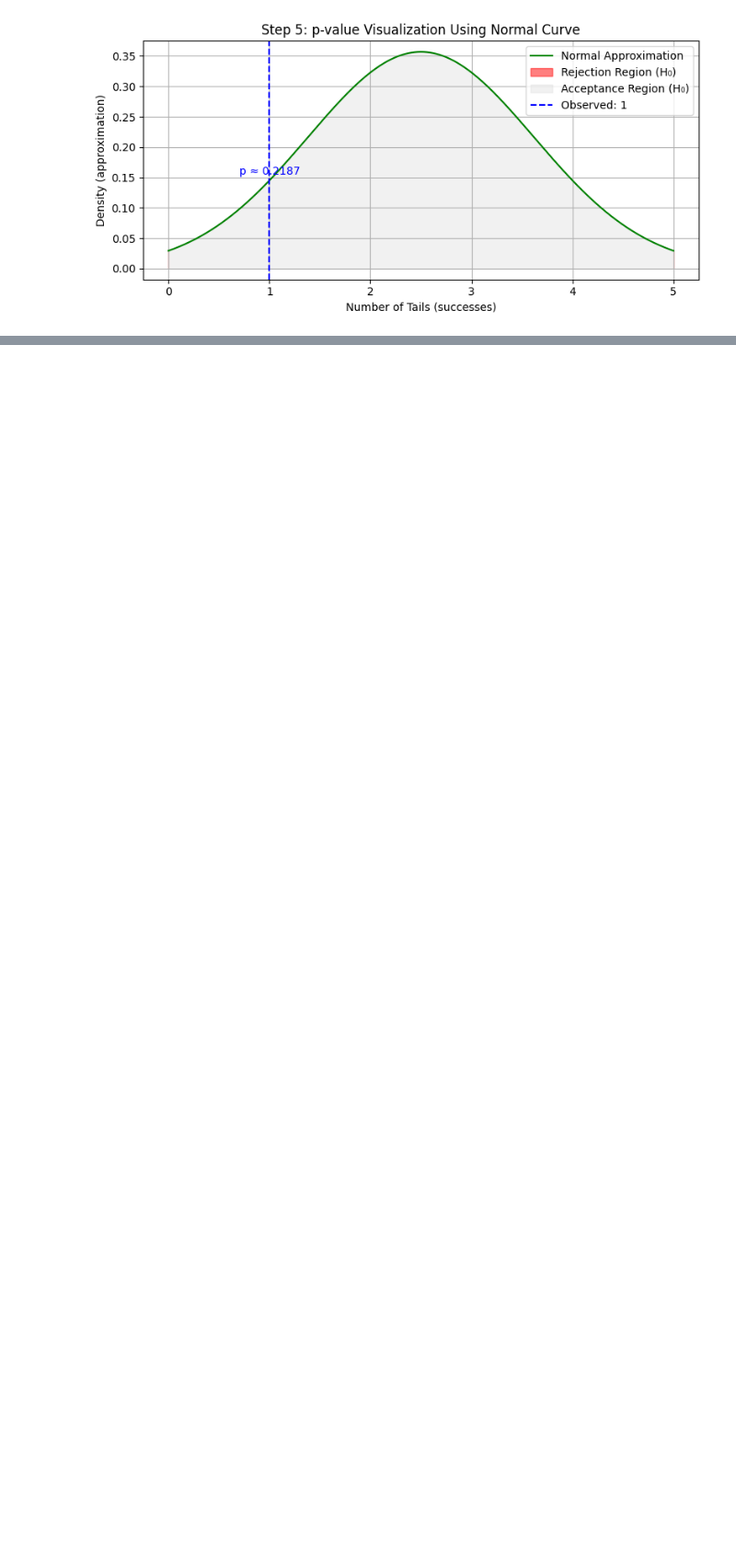
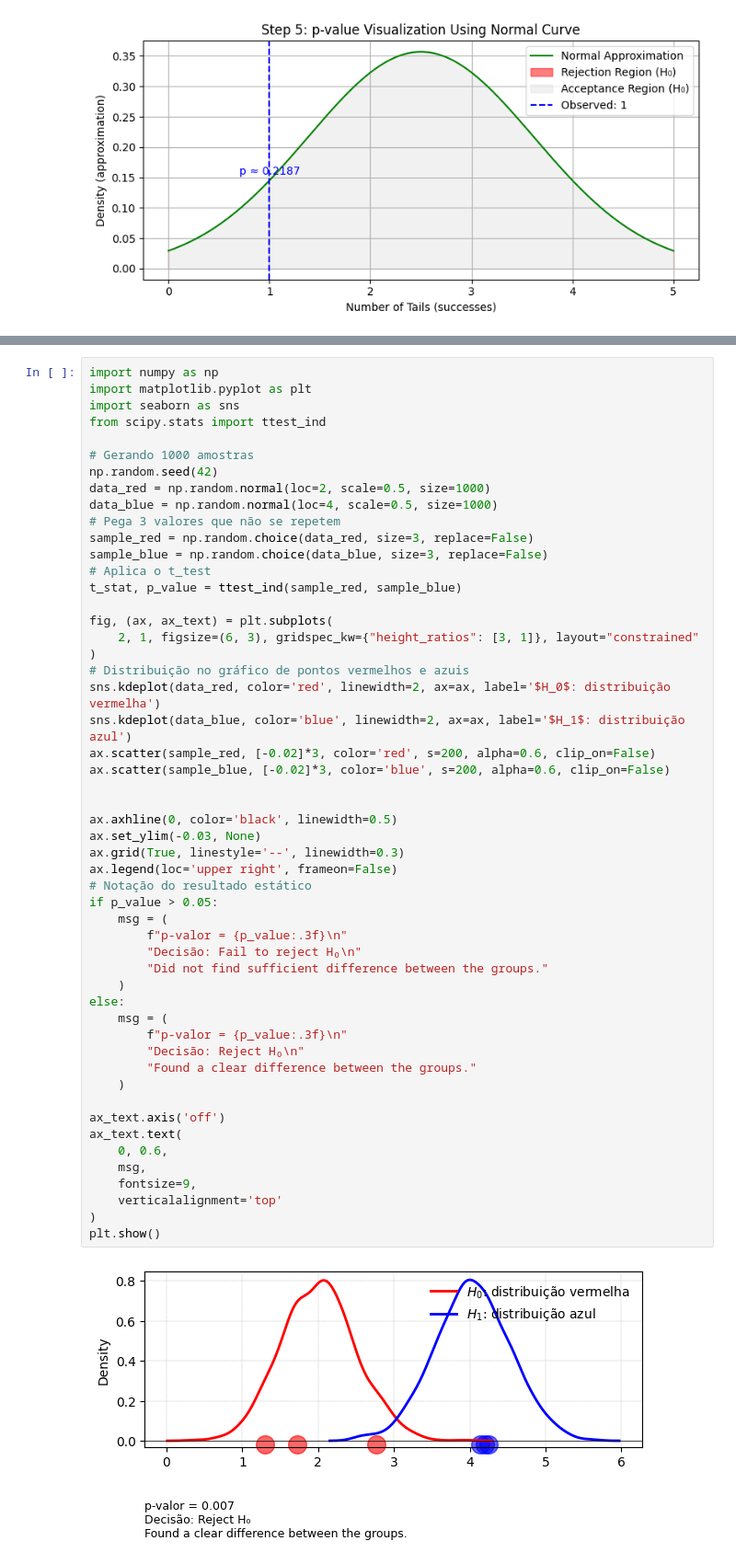
Before and after one commit to ANDRERAIMUNDO/atividade-03-PPGCC-2025_1, a Jupyter notebook: Atividade_03_PPGCC_2025_1.ipynb, the cells around one changed output, grey strips where cells are left out. Shown at 92% size. Cells and saved outputs as stored; diff of their text form; blank space fills up the shorter version.

```diff
--- a/Atividade_03_PPGCC_2025_1.ipynb
+++ b/Atividade_03_PPGCC_2025_1.ipynb
@@ -206,0 +209,54 @@ plt.show()
+# %%
+import numpy as np
+import matplotlib.pyplot as plt
+import seaborn as sns
+from scipy.stats import ttest_ind
+
+# Gerando 1000 amostras
+np.random.seed(42)
+data_red = np.random.normal(loc=2, scale=0.5, size=1000)
+data_blue = np.random.normal(loc=4, scale=0.5, size=1000)
+# Pega 3 valores que não se repetem
+sample_red = np.random.choice(data_red, size=3, replace=False)
+sample_blue = np.random.choice(data_blue, size=3, replace=False)
+# Aplica o t_test
+t_stat, p_value = ttest_ind(sample_red, sample_blue)
+
+fig, (ax, ax_text) = plt.subplots(
+    2, 1, figsize=(6, 3), gridspec_kw={"height_ratios": [3, 1]}, layout="constrained"
+)
+# Distribuição no gráfico de pontos vermelhos e azuis
+sns.kdeplot(data_red, color='red', linewidth=2, ax=ax, label='$H_0$: distribuição vermelha')
+sns.kdeplot(data_blue, color='blue', linewidth=2, ax=ax, label='$H_1$: distribuição azul')
+ax.scatter(sample_red, [-0.02]*3, color='red', s=200, alpha=0.6, clip_on=False)
+ax.scatter(sample_blue, [-0.02]*3, color='blue', s=200, alpha=0.6, clip_on=False)
+
+
+ax.axhline(0, color='black', linewidth=0.5)
+ax.set_ylim(-0.03, None)
+ax.grid(True, linestyle='--', linewidth=0.3)
+ax.legend(loc='upper right', frameon=False)
+# Notação do resultado estático
+if p_value > 0.05:
+    msg = (
+        f"p-valor = {p_value:.3f}\n"
+        "Decisão: Fail to reject H₀\n"
+        "Did not find sufficient difference between the groups."
+    )
+else:
+    msg = (
+        f"p-valor = {p_value:.3f}\n"
+        "Decisão: Reject H₀\n"
+        "Found a clear difference between the groups."
+    )
+
+ax_text.axis('off')
+ax_text.text(
+    0, 0.6,
+    msg,
+    fontsize=9,
+    verticalalignment='top'
+)
+plt.show()
+# %% [output]
+[figure, added]
```
Also changed, not shown: parts of 1 cell of this notebook.
